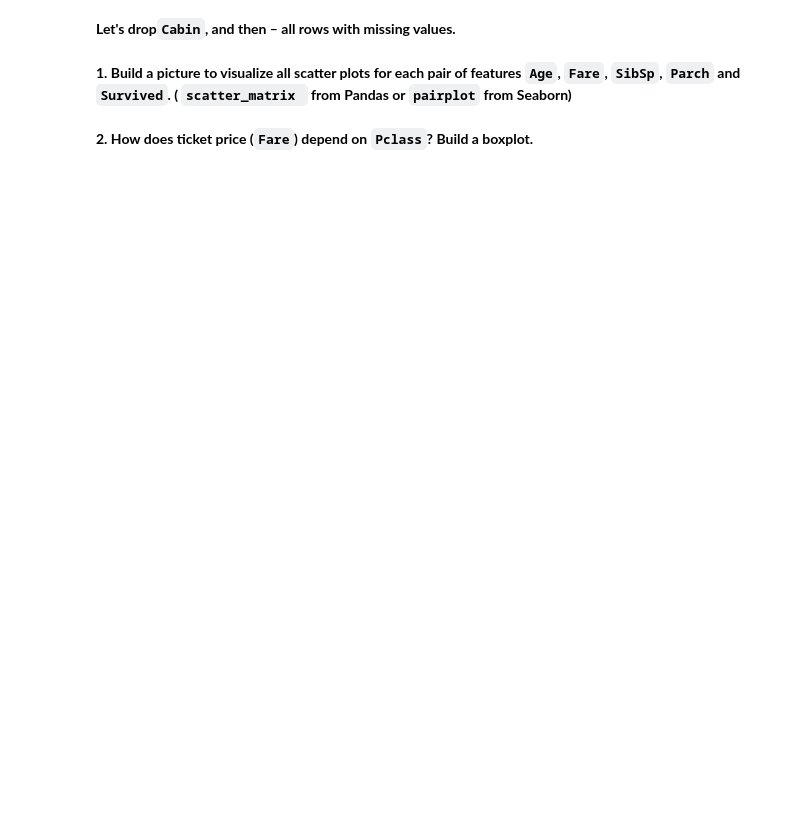
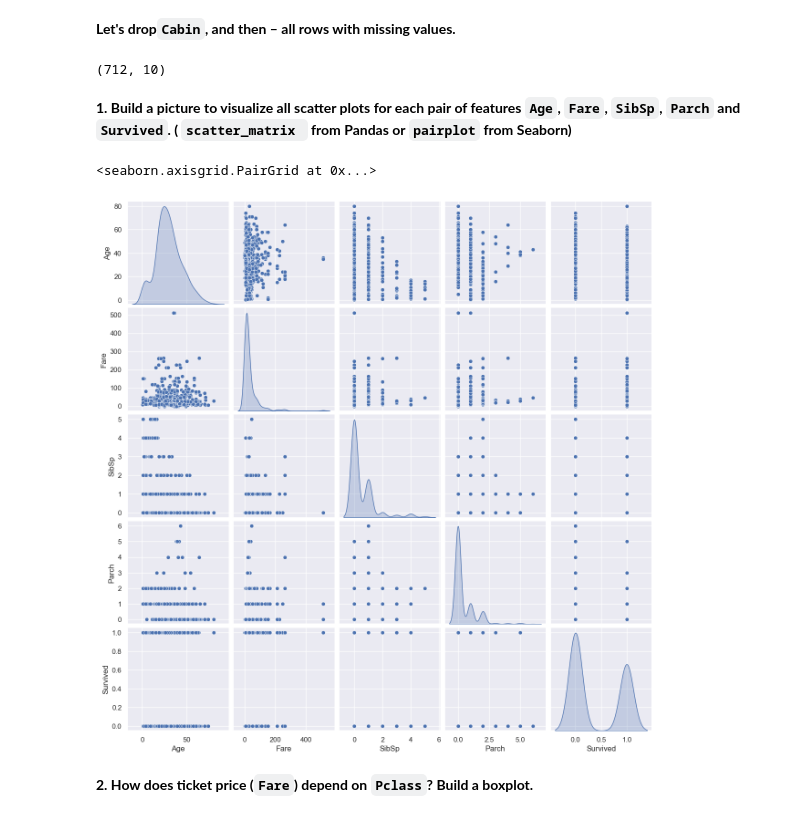
Before and after one commit to KhudyakovGleb/DZ-YADRO, a Jupyter notebook: topic2_titanic_visual.ipynb, the cells around one changed output. Drawn from its saved outputs; the diff is of its cells as text; code cells hidden in the pictures; blank space fills up the shorter version.

```diff
--- a/topic2_titanic_visual.ipynb
+++ b/topic2_titanic_visual.ipynb
@@ -15,6 +15,6 @@ import matplotlib.pyplot as plt
 # %% [markdown]
 **Read data**
 # %%
-train_df = pd.read_csv("titanic_train.csv", index_col="PassengerId")
+train_df = pd.read_csv(r"c:\Users\USER\Desktop\Домашнее задание 1\titanic_train (1).csv", index_col="PassengerId")
 # %%
 train_df.head(2)
@@ -28,5 +65,7 @@ train_df.info()
 train_df = train_df.drop("Cabin", axis=1).dropna()
 # %%
 train_df.shape
+# %% [output]
+(712, 10)
 # %% [markdown]
 **1. Build a picture to visualize all scatter plots for each pair of features `Age`, `Fare`, `SibSp`, `Parch` and `Survived`. ( `scatter_matrix ` from Pandas or `pairplot` from Seaborn)**
@@ -35,2 +72,7 @@ train_df.shape
+# %%
+sns.pairplot(train_df[['Age', 'Fare', 'SibSp', 'Parch', 'Survived']], diag_kind='kde', markers='o')
+# %% [output]
+<seaborn.axisgrid.PairGrid at 0x...>
+[figure, added]
 # %% [markdown]
 **2. How does ticket price (`Fare`) depend on `Pclass`? Build a boxplot.**
```
Also changed, not shown: parts of 15 cells of this notebook, 1 other file.
